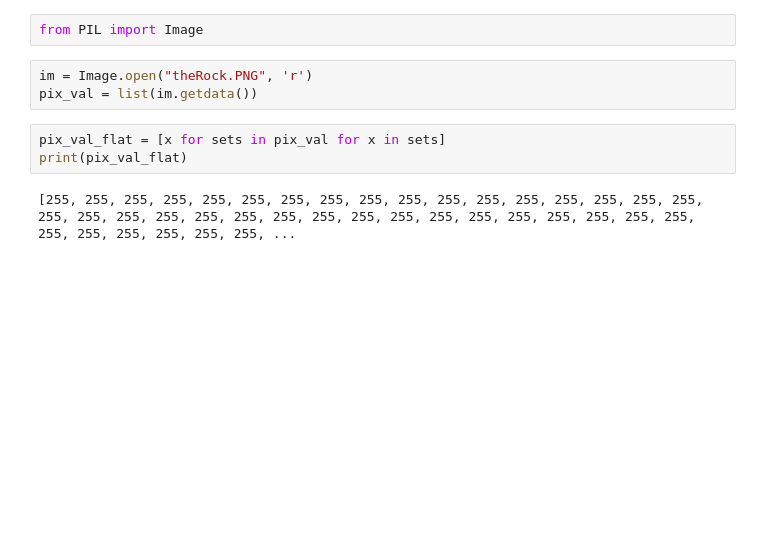
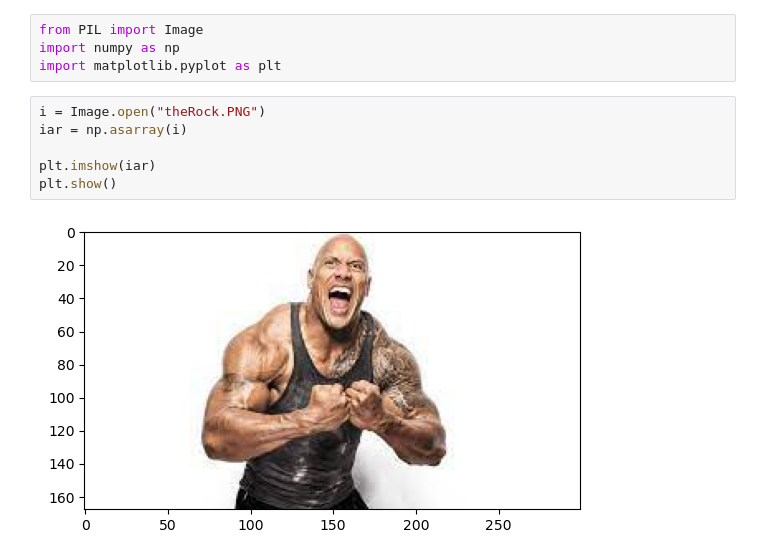
Before and after one commit to Mseymour16/CCIC_DS1, a Jupyter notebook: CodeFile/img.ipynb, the cells around one changed output. Cells and saved outputs as stored; diff of their text form; blank space fills up the shorter version.

```diff
--- a/CodeFile/img.ipynb
+++ b/CodeFile/img.ipynb
@@ -1,10 +1,12 @@
 # %%
 from PIL import Image
+import numpy as np
+import matplotlib.pyplot as plt
-# %%
-im = Image.open("theRock.PNG", 'r')
-pix_val = list(im.getdata())
-# %%
-pix_val_flat = [x for sets in pix_val for x in sets]
-print(pix_val_flat)
-# %% [output]
-[255, 255, 255, 255, 255, 255, 255, 255, 255, 255, 255, 255, 255, 255, 255, 255, 255, 255, 255, 255, 255, 255, 255, 255, 255, 255, 255, 255, 255, 255, 255, 255, 255, 255, 255, 255, 255, 255, 255, 255, ...
+# %%
+i = Image.open("theRock.PNG")
+iar = np.asarray(i)
+
+plt.imshow(iar)
+plt.show()
+# %% [output]
+[figure, added]
```
